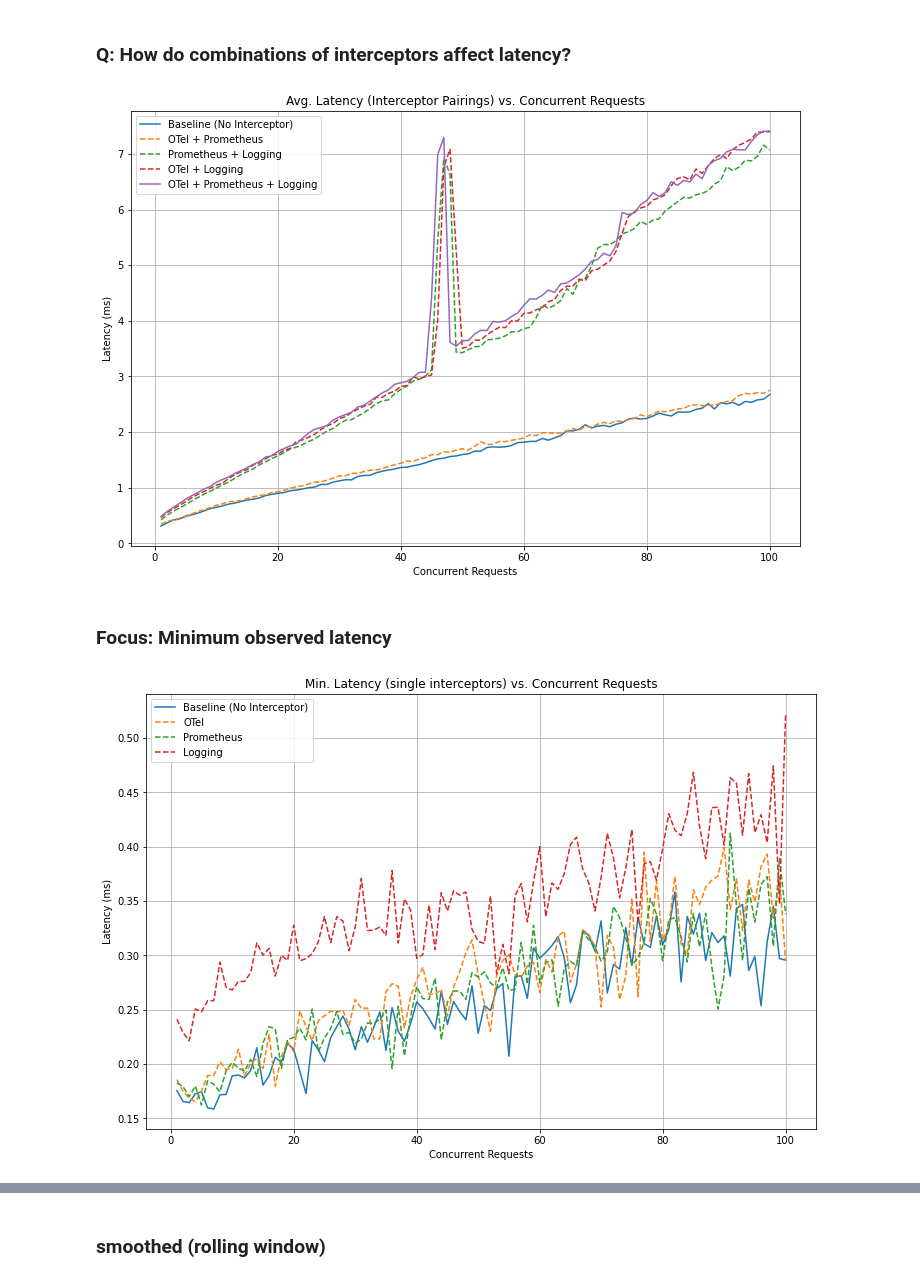
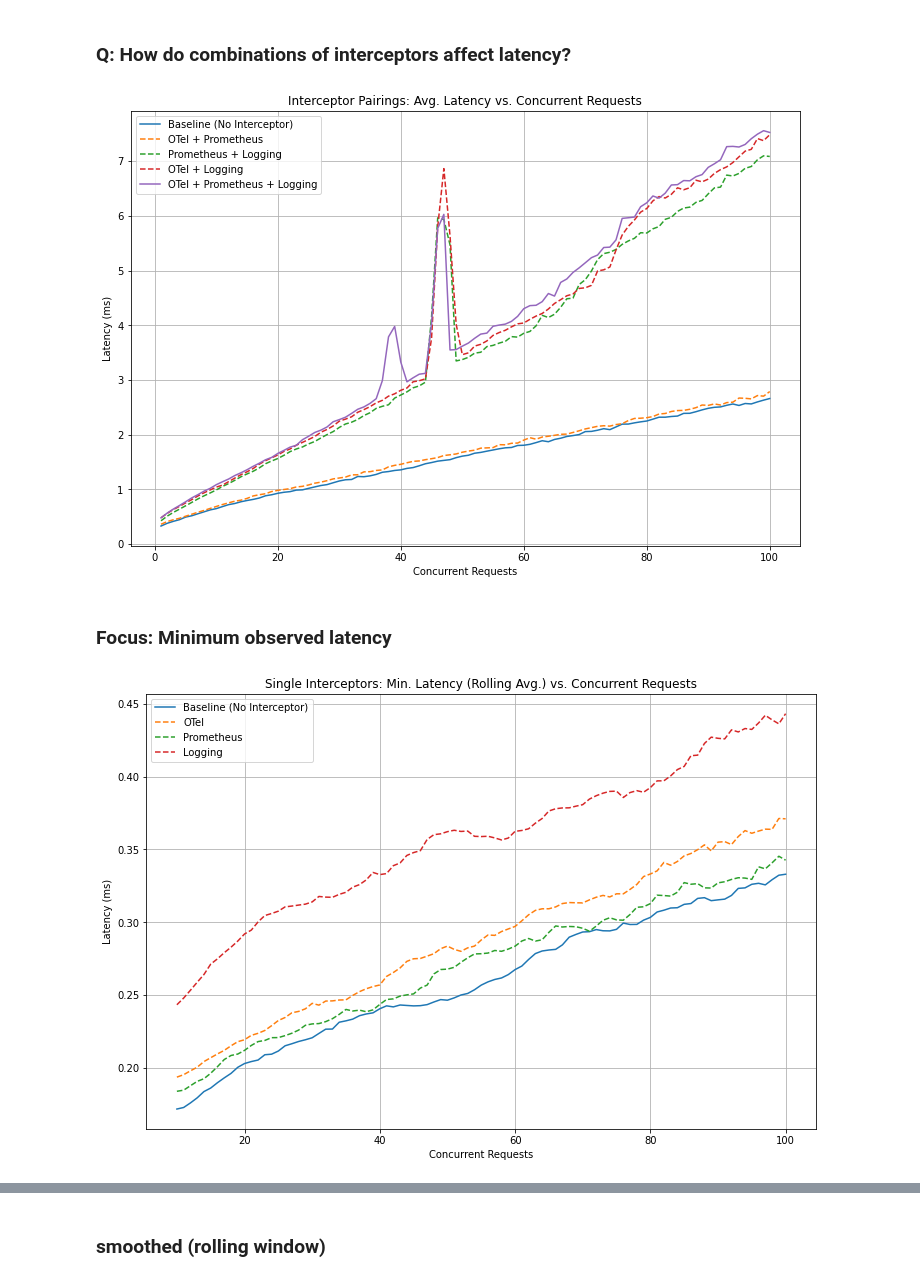
Before and after one commit to louisloechel/CloudServiceBenchmarking, a Jupyter notebook: analysis/analysis.ipynb, the cells around one changed output, grey strips where cells are left out. Saved outputs shown, nothing was run; the diff lists cells and outputs as text; code cells hidden in the pictures.

```diff
--- a/analysis/analysis.ipynb
+++ b/analysis/analysis.ipynb
@@ -168,13 +316,13 @@ plt.show()
 ### Q: How do **combinations** of interceptors affect latency?
 # %%
 plt.figure(figsize=(12, 8))
-plt.plot(data_000['Concurrent Requests'], data_000['Average Latency'],  label='Baseline (No Interceptor)') #marker='o',
-plt.plot(data_011 ['Concurrent Requests'], data_011 ['Average Latency'],  linestyle='--', label='OTel + Prometheus') #marker='o',
-plt.plot(data_110 ['Concurrent Requests'], data_110 ['Average Latency'],  linestyle='--', label='Prometheus + Logging') #marker='x',
-plt.plot(data_101 ['Concurrent Requests'], data_101 ['Average Latency'],  linestyle='--', label='OTel + Logging') #marker='^',
-plt.plot(data_111 ['Concurrent Requests'], data_111 ['Average Latency'], label='OTel + Prometheus + Logging') #marker='^',
+plt.plot(avg_data_000 ['Concurrent Requests'], avg_data_000[ 'Average Latency'],  label='Baseline (No Interceptor)') #marker='o',
+plt.plot(avg_data_011 ['Concurrent Requests'], avg_data_011 ['Average Latency'],  linestyle='--', label='OTel + Prometheus') #marker='o',
+plt.plot(avg_data_110 ['Concurrent Requests'], avg_data_110 ['Average Latency'],  linestyle='--', label='Prometheus + Logging') #marker='x',
+plt.plot(avg_data_101 ['Concurrent Requests'], avg_data_101 ['Average Latency'],  linestyle='--', label='OTel + Logging') #marker='^',
+plt.plot(avg_data_111 ['Concurrent Requests'], avg_data_111 ['Average Latency'], label='OTel + Prometheus + Logging') #marker='^',
 
-plt.title('Avg. Latency (Interceptor Pairings) vs. Concurrent Requests')
+plt.title('Interceptor Pairings: Avg. Latency vs. Concurrent Requests')
 plt.xlabel('Concurrent Requests')
 plt.ylabel('Latency (ms)')
 # plt.yticks(np.arange(0, 1, 0.1))
@@ -182,22 +330,22 @@ plt.legend()
 plt.grid(True)
 plt.show()
 # %% [output]
-[figure, old version]
+[figure, new version]
 # %% [markdown]
 ### Focus: Minimum observed latency
 # %%
 plt.figure(figsize=(12, 8))
-plt.plot(data_000['Concurrent Requests'], data_000['Min Latency'],  label='Baseline (No Interceptor)') #marker='o',
-plt.plot(data_001['Concurrent Requests'], data_001['Min Latency'],  linestyle='--', label='OTel') #marker='x',
-plt.plot(data_010['Concurrent Requests'], data_010['Min Latency'],  linestyle='--', label='Prometheus') #marker='^',
-plt.plot(data_100['Concurrent Requests'], data_100['Min Latency'],  linestyle='--', label='Logging') #marker='s',
+plt.plot(avg_data_000['Concurrent Requests'], avg_data_000['Min Latency'].rolling(window=window_size).mean(),  label='Baseline (No Interceptor)') #marker='o',
+plt.plot(avg_data_001['Concurrent Requests'], avg_data_001['Min Latency'].rolling(window=window_size).mean(),  linestyle='--', label='OTel') #marker='x',
+plt.plot(avg_data_010['Concurrent Requests'], avg_data_010['Min Latency'].rolling(window=window_size).mean(),  linestyle='--', label='Prometheus') #marker='^',
+plt.plot(avg_data_100['Concurrent Requests'], avg_data_100['Min Latency'].rolling(window=window_size).mean(),  linestyle='--', label='Logging') #marker='s',
 
-plt.title('Min. Latency (single interceptors) vs. Concurrent Requests')
+plt.title('Single Interceptors: Min. Latency (Rolling Avg.) vs. Concurrent Requests')
 plt.xlabel('Concurrent Requests')
 plt.ylabel('Latency (ms)')
 # plt.yticks(np.arange(0, 1, 0.1))
 plt.legend()
 plt.grid(True)
 plt.show()
 # %% [output]
-[figure, old version]
+[figure, new version]
```
Also changed, not shown: parts of 19 cells of this notebook.
